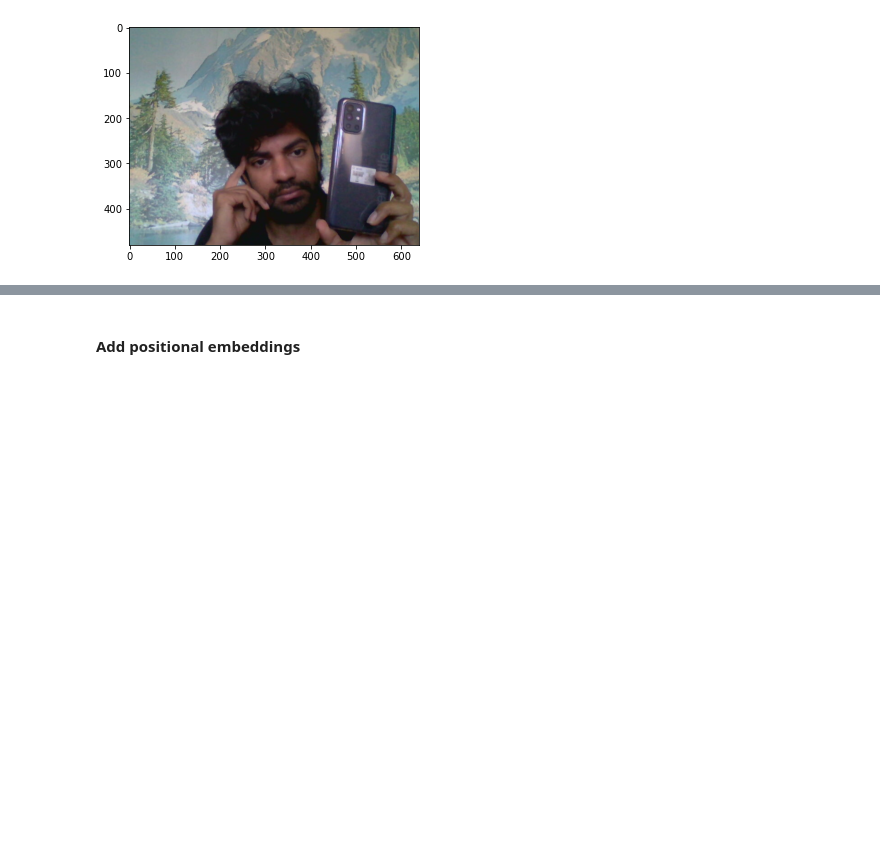
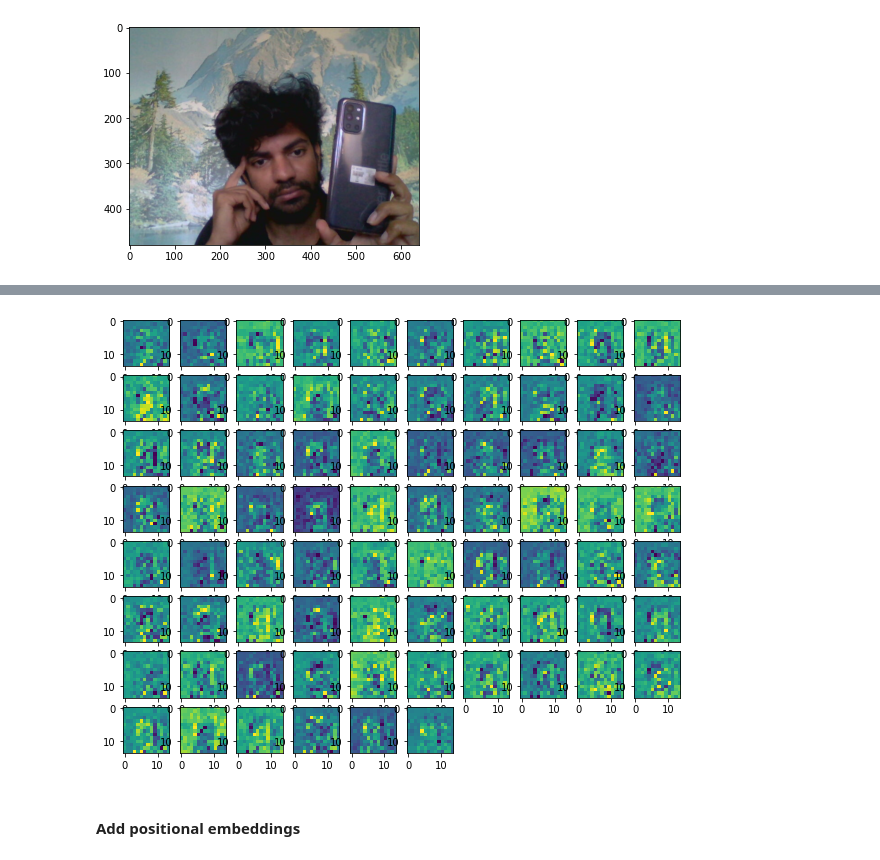
Before and after one commit to reubenwenisch/DETR, a Jupyter notebook: ViT.ipynb, the cells around one changed output, grey strips where cells are left out. Saved outputs shown, nothing was run; the diff lists cells and outputs as text; code cells hidden in the pictures; blank space fills up the shorter version.

```diff
--- a/ViT.ipynb
+++ b/ViT.ipynb
@@ -64,6 +55,15 @@ Feature Maps of the patches created
-# %%
-norm = nn.LayerNorm(embed_dim, elementwise_affine=False)
-patches = norm(patches).mean(-1)
+# %%
+norm = nn.LayerNorm(embed_dim, elementwise_affine=False)
+patches = norm(patches)
+plt.figure(figsize=(10,10))
+the_array = patches.permute(2,1,0).detach().numpy()
+for i in range(embed_dim):
+    arr = the_array[i].reshape(int(patch.n_patches**0.5), int(patch.n_patches**0.5),1)
+    plt.subplot(10,10,i+1)    # the number of images in the grid is 5*5 (25)
+    plt.imshow(arr)
+plt.show()
+# %% [output]
+[figure, added]
 # %% [markdown]
 #### Add positional embeddings
 # %%
```
Also changed, not shown: parts of 3 cells of this notebook, 1 other file.
